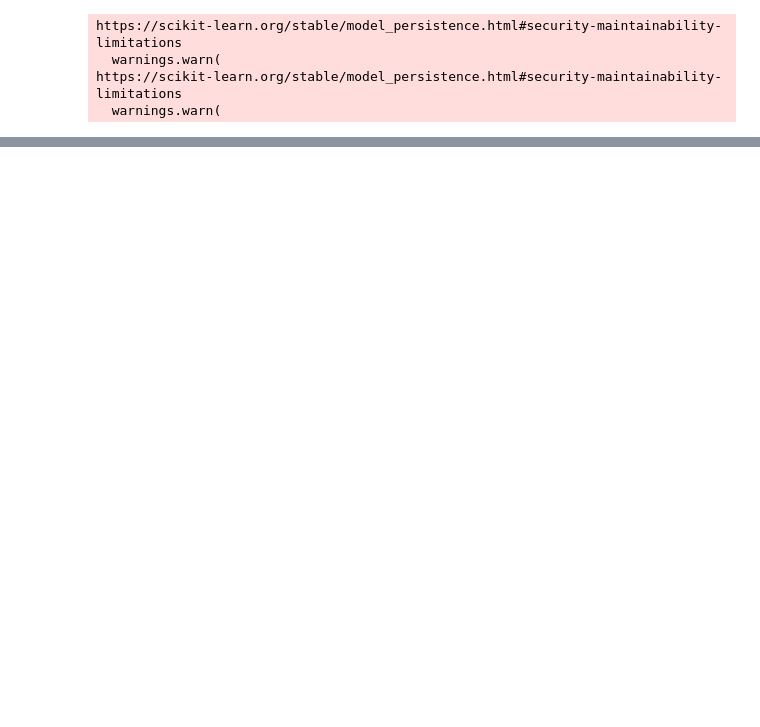
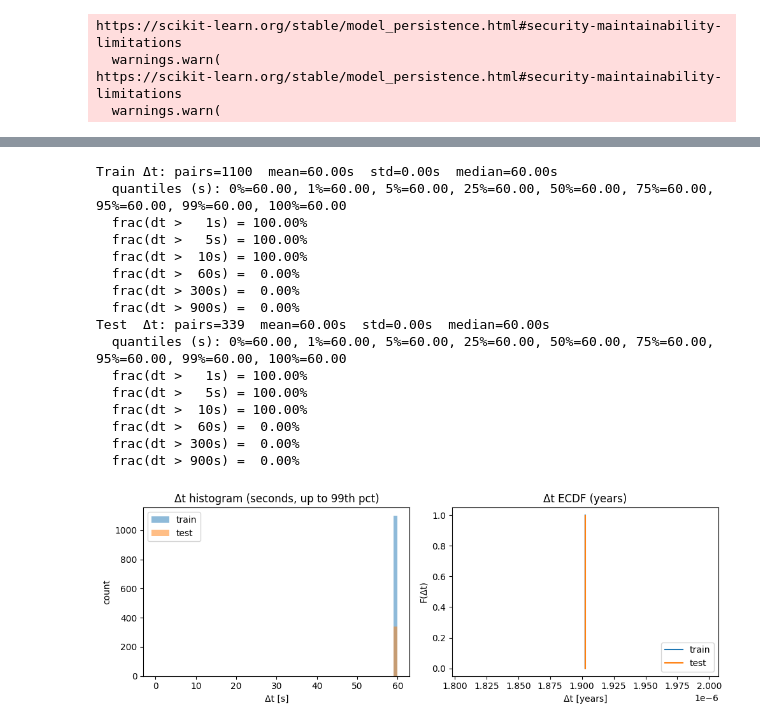
Before and after one commit to yungarjun/deribit_market_model, a Jupyter notebook: neural_sde.ipynb, the cells around one changed output, grey strips where cells are left out. Drawn from its saved outputs; the diff is of its cells as text; code cells hidden in the pictures; blank space fills up the shorter version.

```diff
--- a/neural_sde.ipynb
+++ b/neural_sde.ipynb
@@ -46,3 +47,82 @@ Epoch 500/500  Train NLL: -3.6429e+00  Test NLL: -3.6695e+00
+# %%
+# Python
+import numpy as np
+import pandas as pd
+import matplotlib.pyplot as plt
+
+sec_per_year = 365.0 * 24 * 3600
+
+# 1) Build dt arrays (seconds and years)
+tt_tr = pd.to_datetime(outs.C_train.index.values)  # [`pipeline.Algo1Outputs.C_train`](pipeline/algo1.py)
+tt_te = pd.to_datetime(outs.C_test.index.values)   # [`pipeline.Algo1Outputs.C_test`](pipeline/algo1.py)
+
+# Differences as Timedeltas, then robustly convert to NumPy float seconds
+dt_tr_td = tt_tr[1:] - tt_tr[:-1]
+dt_te_td = tt_te[1:] - tt_te[:-1]
+
+dt_tr_s = np.asarray(pd.to_timedelta(dt_tr_td).total_seconds(), dtype=np.float64)
+dt_te_s = np.asarray(pd.to_timedelta(dt_te_td).total_seconds(), dtype=np.float64)
+
+dt_tr_y = dt_tr_s / sec_per_year
+dt_te_y = dt_te_s / sec_per_year
+
+# 2) Text summary
+def summarize_dt(name, dt_s):
+    dt_s = np.asarray(dt_s, dtype=np.float64)
+    q = np.quantile(dt_s, [0,.01,.05,.25,.5,.75,.95,.99,1.0])
+    print(f"{name}: pairs={dt_s.size}  mean={np.mean(dt_s):.2f}s  std={np.std(dt_s):.2f}s  median={q[4]:.2f}s")
+    print(f"  quantiles (s): 0%={q[0]:.2f}, 1%={q[1]:.2f}, 5%={q[2]:.2f}, 25%={q[3]:.2f}, "
+          f"50%={q[4]:.2f}, 75%={q[5]:.2f}, 95%={q[6]:.2f}, 99%={q[7]:.2f}, 100%={q[8]:.2f}")
+    for thr in (1, 5, 10, 60, 300, 900):
+        frac = float((dt_s > thr).mean())
+        print(f"  frac(dt > {thr:>3}s) = {frac:6.2%}")
+
+summarize_dt("Train Δt", dt_tr_s)
+summarize_dt("Test  Δt", dt_te_s)
+
+# 3) Plots: histogram (seconds) and ECDF
+p99 = max(np.quantile(dt_tr_s, 0.99), np.quantile(dt_te_s, 0.99))
+bins = np.linspace(0, p99, 60)
+
+fig, axes = plt.subplots(1, 2, figsize=(10, 3.6))
+
+# Histogram up to 99th percentile (seconds)
+axes[0].hist(dt_tr_s, bins=bins, alpha=0.5, label="train")
+axes[0].hist(dt_te_s, bins=bins, alpha=0.5, label="test")
+axes[0].set_title("Δt histogram (seconds, up to 99th pct)")
+axes[0].set_xlabel("Δt [s]"); axes[0].set_ylabel("count"); axes[0].legend()
+
+# ECDF (years) for full range
+def ecdf(x):
+    x = np.sort(np.asarray(x, dtype=np.float64))
+    y = np.linspace(0, 1, len(x), endpoint=False)
+    return x, y
+
+x_tr, y_tr = ecdf(dt_tr_y); x_te, y_te = ecdf(dt_te_y)
+axes[1].plot(x_tr, y_tr, label="train")
+axes[1].plot(x_te, y_te, label="test")
+axes[1].set_title("Δt ECDF (years)")
+axes[1].set_xlabel("Δt [years]"); axes[1].set_ylabel("F(Δt)"); axes[1].legend(loc="lower right")
+
+plt.tight_layout(); plt.show()
+# %% [output]
+Train Δt: pairs=1100  mean=60.00s  std=0.00s  median=60.00s
+  quantiles (s): 0%=60.00, 1%=60.00, 5%=60.00, 25%=60.00, 50%=60.00, 75%=60.00, 95%=60.00, 99%=60.00, 100%=60.00
+  frac(dt >   1s) = 100.00%
+  frac(dt >   5s) = 100.00%
+  frac(dt >  10s) = 100.00%
+  frac(dt >  60s) =  0.00%
+  frac(dt > 300s) =  0.00%
+  frac(dt > 900s) =  0.00%
+Test  Δt: pairs=339  mean=60.00s  std=0.00s  median=60.00s
+  quantiles (s): 0%=60.00, 1%=60.00, 5%=60.00, 25%=60.00, 50%=60.00, 75%=60.00, 95%=60.00, 99%=60.00, 100%=60.00
+  frac(dt >   1s) = 100.00%
+  frac(dt >   5s) = 100.00%
+  frac(dt >  10s) = 100.00%
+  frac(dt >  60s) =  0.00%
+  frac(dt > 300s) =  0.00%
+  frac(dt > 900s) =  0.00%
+[figure, added]
 # %%
 # In your neural_sde.ipynb after training
 import numpy as np
```
Also changed, not shown: parts of 4 cells of this notebook, 10 other files.
